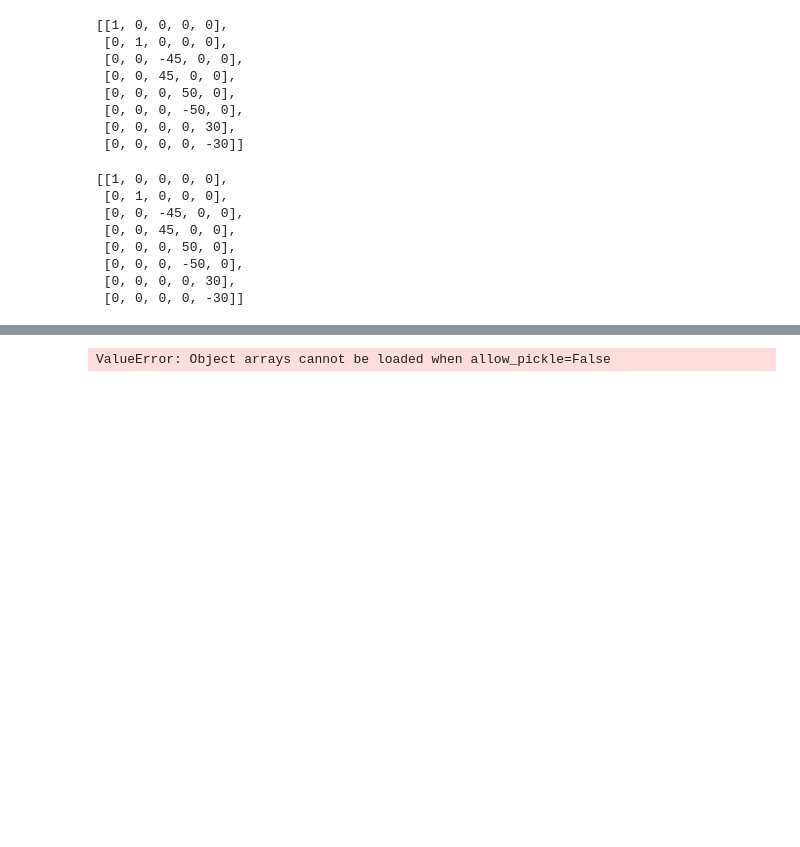
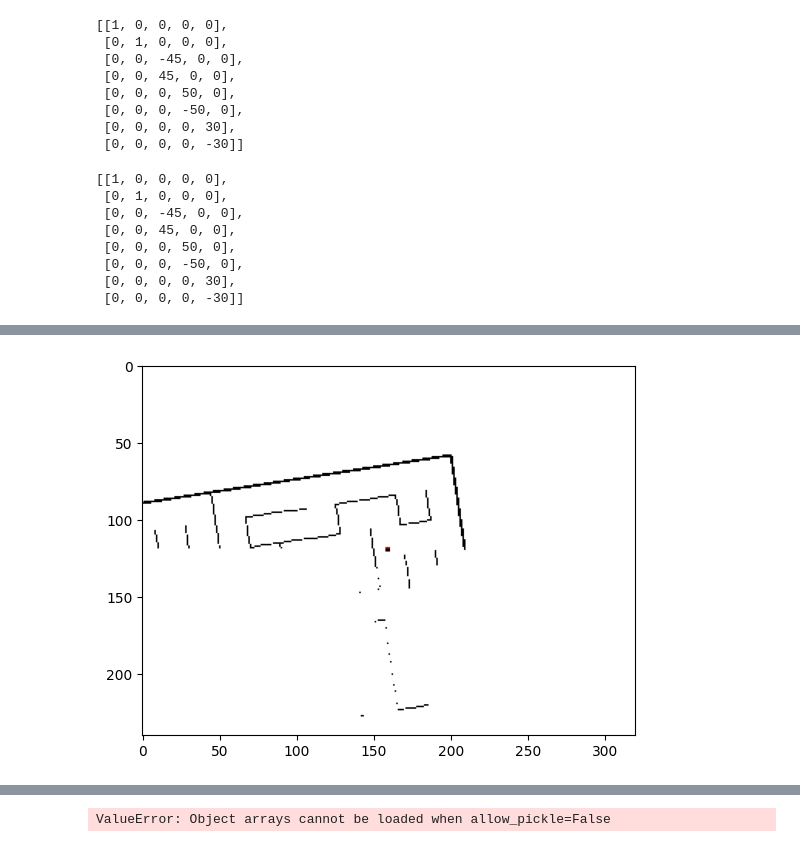
Before and after one commit to Dart-ilder/GoSlayer, a Jupyter notebook: my_way_home_data.ipynb, the cells around one changed output, grey strips where cells are left out. Saved outputs shown, nothing was run; the diff lists cells and outputs as text; code cells hidden in the pictures; blank space fills up the shorter version.

```diff
--- a/my_way_home_data.ipynb
+++ b/my_way_home_data.ipynb
@@ -270,0 +377,5 @@ Warning: Missing charsets in String to FontSet conversion
+# %%
+plt.imshow(tracing(m))
+plt.show()
+# %% [output]
+[figure, added]
```
Also changed, not shown: parts of 11 cells of this notebook, 2 other files.
